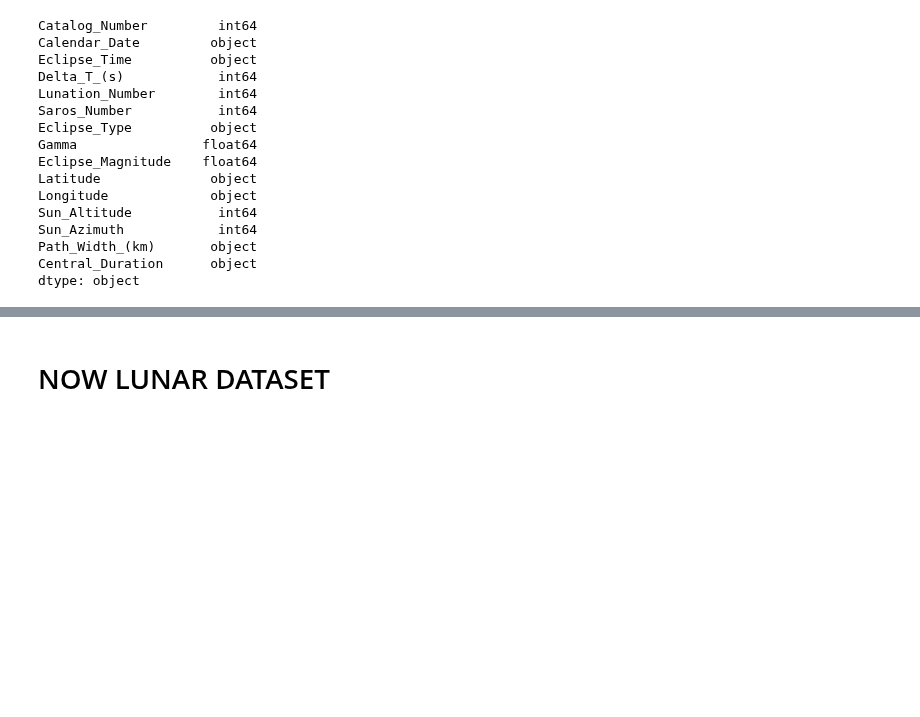
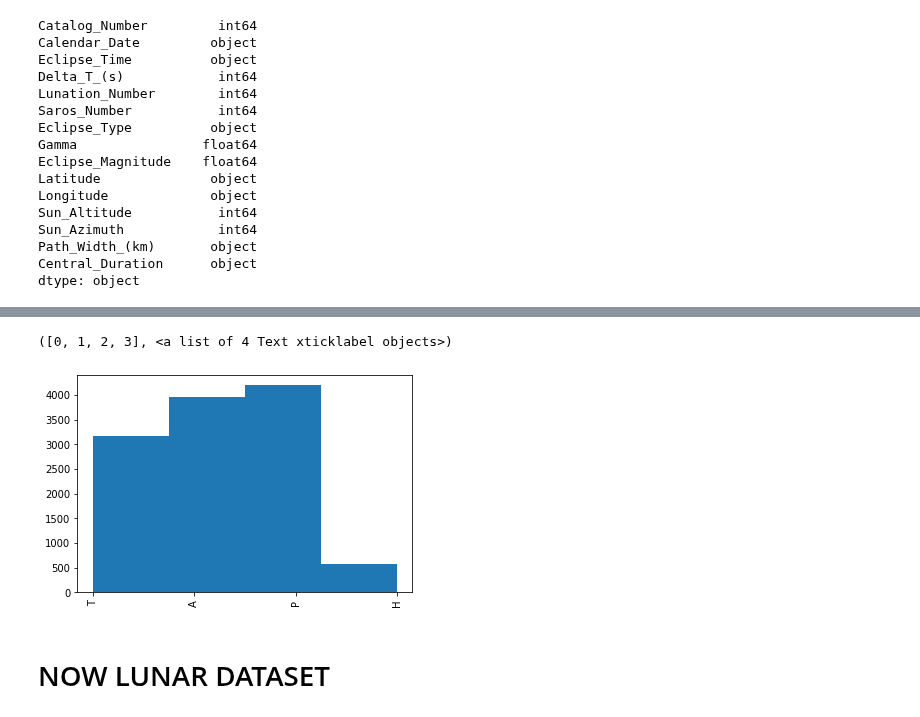
Before and after one commit to haggarw3/daft-miami-1019-labs, a Jupyter notebook: module-3/Supervised-Learning/your-code/project draft.ipynb, the cells around one changed output, grey strips where cells are left out. Cells and saved outputs as stored; diff of their text form; code cells hidden in the pictures; blank space fills up the shorter version.

```diff
--- a/module-3/Supervised-Learning/your-code/project draft.ipynb
+++ b/module-3/Supervised-Learning/your-code/project draft.ipynb
@@ -437,0 +242,11 @@ len(solar['Eclipse Type'].value_counts())
+# %%
+# Classify Eclipse_Types - classic encoder ordinal
+
+solar = pd.DataFrame({
+    'Eclipse_Type': ['P', 'A', 'T', 'H'],
+    'Outcome':[0, 1, 2, 3]})
+
+X = solar.drop('Outcome', axis = 1)
+y = solar.drop('Eclipse_Type', axis = 1)
+
+X
@@ -477,0 +401,5 @@ dtype: float64
+# %%
+# change Calendar_Date column to date time object
+
+solar['Calendar_Date'] = pd.to_datetime(solar['Calendar_Date'], format='%d/%m/%Y %H:%M', errors='coerce', utc=True)
+solar
@@ -477,0 +433,6 @@ dtype: float64
+# %%
+plt.hist(solar["Eclipse_Type"], bins = len(solar["Eclipse_Type"].unique()))
+plt.xticks(rotation='vertical')
+# %% [output]
+([0, 1, 2, 3], <a list of 4 Text xticklabel objects>)
+[figure, added]
```
Also changed, not shown: parts of 70 cells of this notebook.
